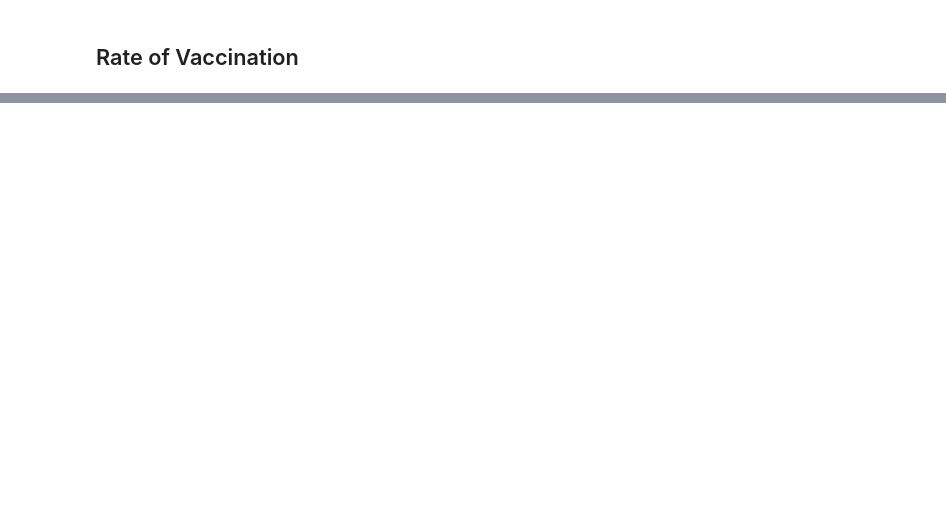
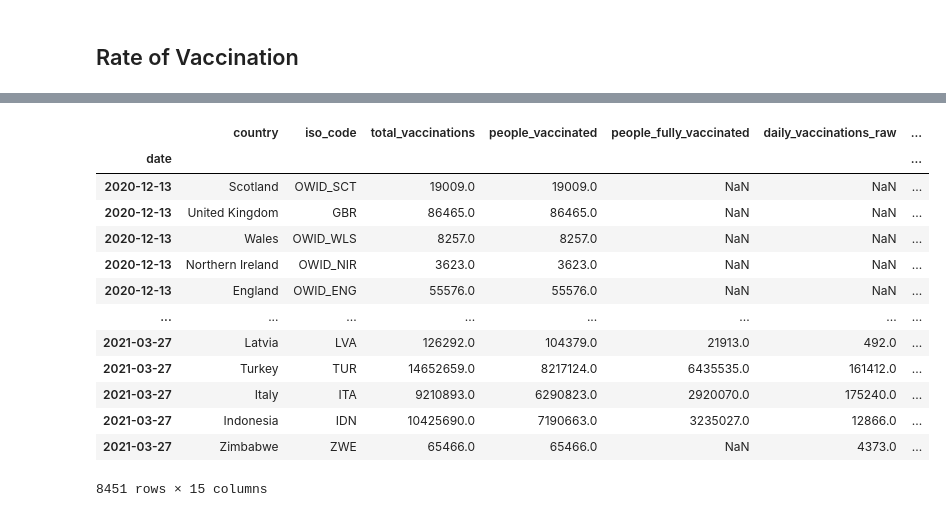
Before and after one commit to rebekahcallkacz/covid-vac-rollout, a Jupyter notebook: analysis/rollout_score.ipynb, the cells around one changed output, grey strips where cells are left out. Cells and saved outputs as stored; diff of their text form; code cells hidden in the pictures; blank space fills up the shorter version.

```diff
--- a/analysis/rollout_score.ipynb
+++ b/analysis/rollout_score.ipynb
@@ -63,0 +70,20 @@ df_vax_distr.sort_values(by='people_fully_vaccinated_per_hundred', ascending=Fal
+# %%
+df_dates = df.set_index('date').sort_values(by='date')
+df_dates.index = pd.to_datetime(df_dates.index)
+df_dates['days_from_start'] = (df_dates.index - df_dates.index[0]).days
+df_dates
+# %% [output]
+|  | country | iso_code | total_vaccinations | people_vaccinated | people_fully_vaccinated | daily_vaccinations_raw | ... |
+| date |  |  |  |  |  |  | ... |
+| 2020-12-13 | Scotland | OWID_SCT | 19009.0 | 19009.0 | NaN | NaN | ... |
+| 2020-12-13 | United Kingdom | GBR | 86465.0 | 86465.0 | NaN | NaN | ... |
+| 2020-12-13 | Wales | OWID_WLS | 8257.0 | 8257.0 | NaN | NaN | ... |
+| 2020-12-13 | Northern Ireland | OWID_NIR | 3623.0 | 3623.0 | NaN | NaN | ... |
+| 2020-12-13 | England | OWID_ENG | 55576.0 | 55576.0 | NaN | NaN | ... |
+| ... | ... | ... | ... | ... | ... | ... | ... |
+| 2021-03-27 | Latvia | LVA | 126292.0 | 104379.0 | 21913.0 | 492.0 | ... |
+| 2021-03-27 | Turkey | TUR | 14652659.0 | 8217124.0 | 6435535.0 | 161412.0 | ... |
+| 2021-03-27 | Italy | ITA | 9210893.0 | 6290823.0 | 2920070.0 | 175240.0 | ... |
+| 2021-03-27 | Indonesia | IDN | 10425690.0 | 7190663.0 | 3235027.0 | 12866.0 | ... |
+| 2021-03-27 | Zimbabwe | ZWE | 65466.0 | 65466.0 | NaN | 4373.0 | ... |
+8451 rows × 15 columns
```
Also changed, not shown: parts of 12 cells of this notebook.
